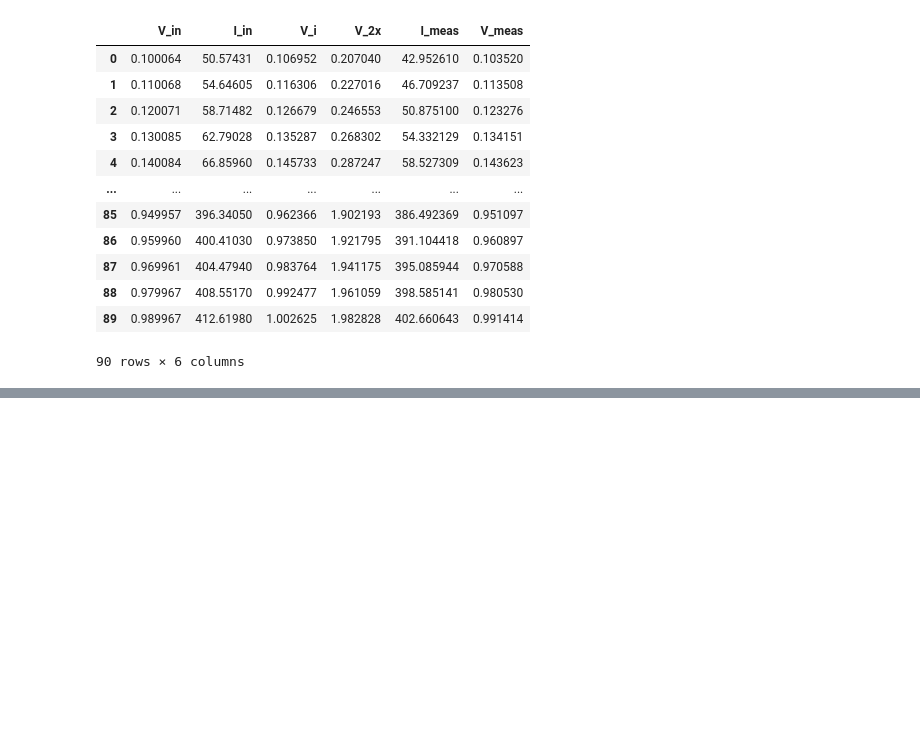
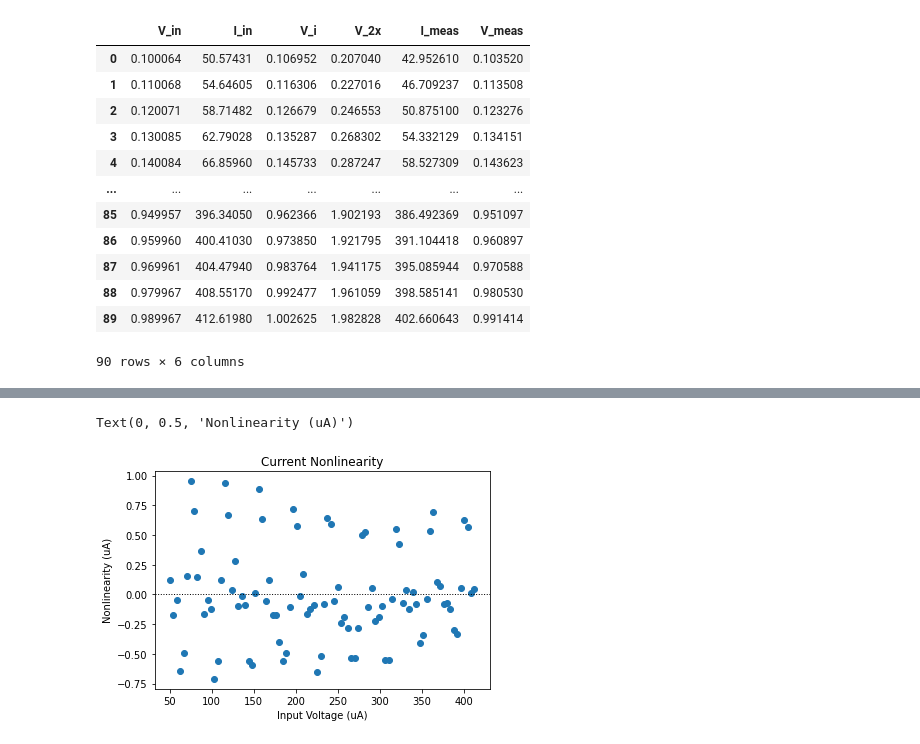
Before and after one commit to jlab-sensing/soil-power-sensor-calibration, a Jupyter notebook: calibration.ipynb, the cells around one changed output, grey strips where cells are left out. Cells and saved outputs as stored; diff of their text form; code cells hidden in the pictures; blank space fills up the shorter version.

```diff
--- a/calibration.ipynb
+++ b/calibration.ipynb
@@ -144,0 +155,10 @@ Text(0, 0.5, 'Relative Measurement (A/A)')
+# %%
+fig, ax = plt.subplots()
+ax.scatter(data["I_in"], data["I_fit"] - data["I_in"])
+ax.axhline(y=0, linestyle=':', color='k', linewidth='1')
+ax.set_title("Current Nonlinearity")
+ax.set_xlabel("Input Voltage (uA)")
+ax.set_ylabel("Nonlinearity (uA)")
+# %% [output]
+Text(0, 0.5, 'Nonlinearity (uA)')
+[figure, added]
```
Also changed, not shown: parts of 5 cells of this notebook.
